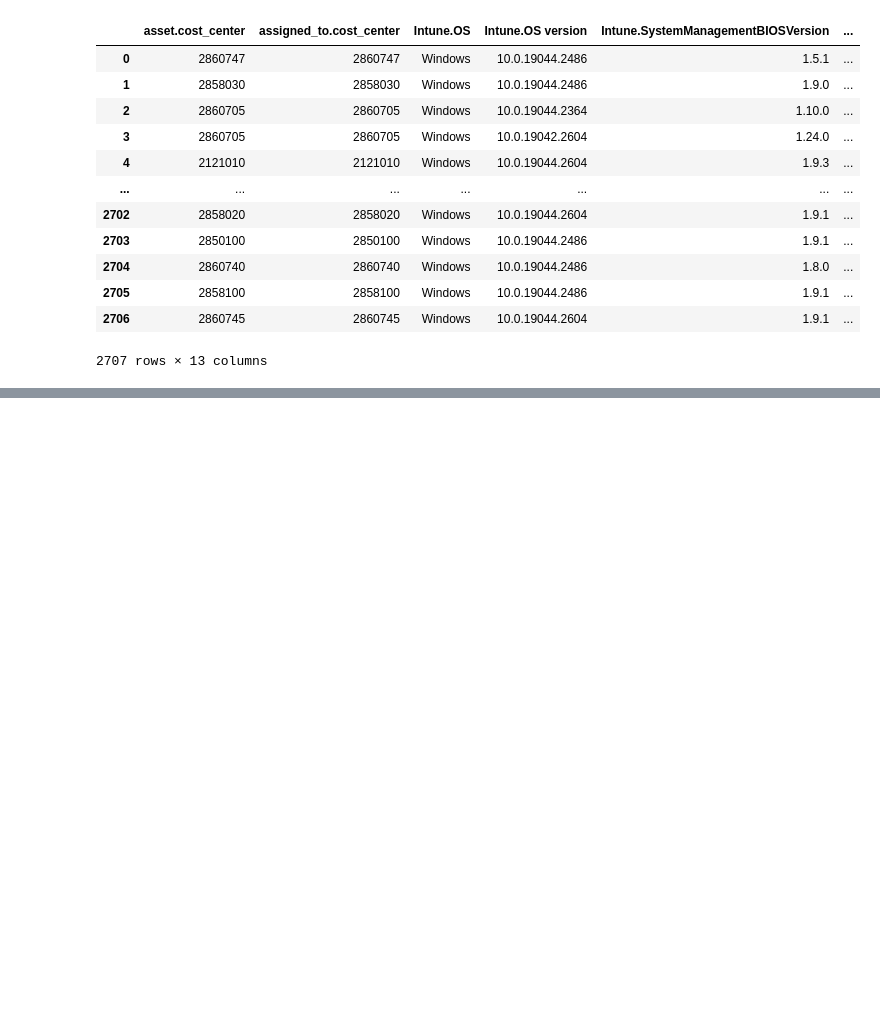
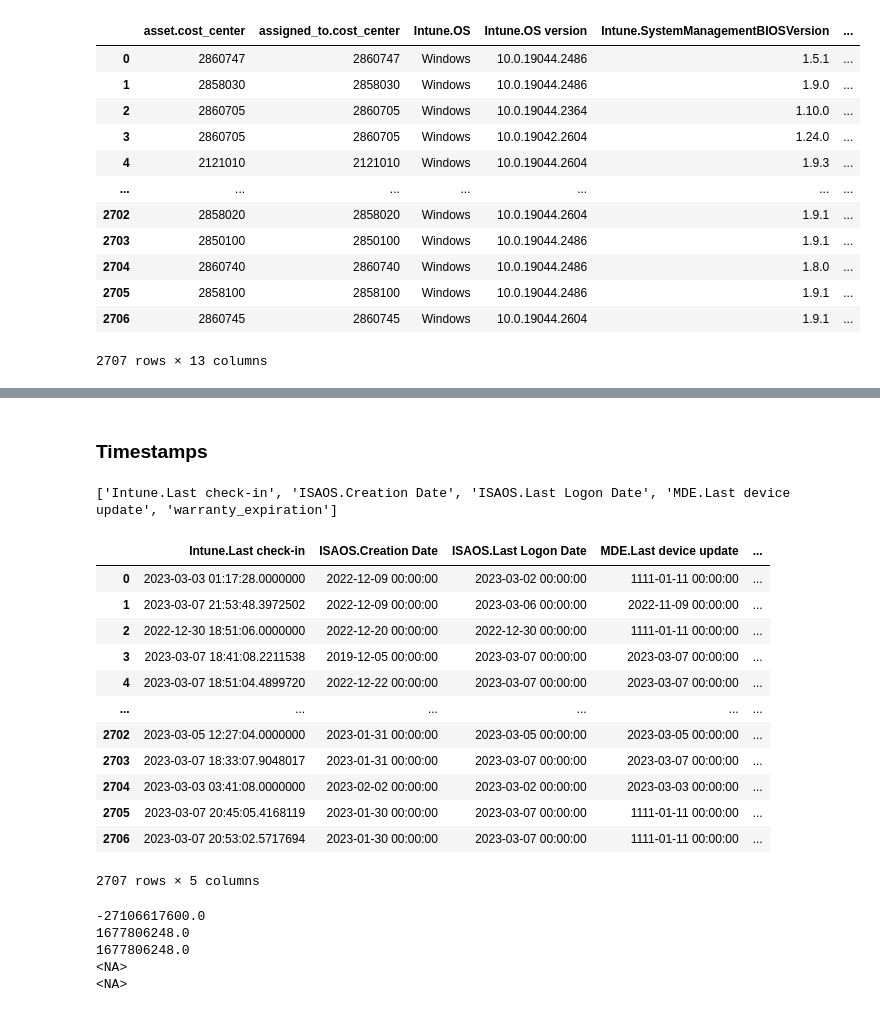
Before and after one commit to JasonSecrestBMX/asset_analysis, a Jupyter notebook: 01-cleanup.ipynb, the cells around one changed output, grey strips where cells are left out. Saved outputs shown, nothing was run; the diff lists cells and outputs as text; code cells hidden in the pictures; blank space fills up the shorter version.

```diff
--- a/01-cleanup.ipynb
+++ b/01-cleanup.ipynb
@@ -99,8 +99,6 @@ assets_df["ISAOS.Description"].loc[assets_df.loc[:,"ISAOS.Description"].notna()]
 1504                     Chad Nicol Laptop Precision 5560
 1649                                   Joshua Brandenburg
 Name: ISAOS.Description, dtype: object
-# %%
-assets_df.drop("ISAOS.Description", axis="columns", inplace=True)
 # %%
 assets_df[assets_df['Intune.Free storage'].eq("None Listed")].count()
 # %% [output]
@@ -175,0 +177,2 @@ ISAOS.Operating System
+# %%
+data_def_df = pd.read_csv('data/data_dict.csv')
@@ -175,0 +195,54 @@ ISAOS.Operating System
+# %% [markdown]
+### Timestamps
+# %%
+timestamp_features_df = data_def_df.loc[data_def_df['Data Type'].eq('timestamp')]
+timestamp_fields = timestamp_features_df.Feature.to_list()
+print(timestamp_fields)
+# %% [output]
+['Intune.Last check-in', 'ISAOS.Creation Date', 'ISAOS.Last Logon Date', 'MDE.Last device update', 'warranty_expiration']
+# %%
+assets_df.loc[:,timestamp_fields]
+# %% [output]
+|  | Intune.Last check-in | ISAOS.Creation Date | ISAOS.Last Logon Date | MDE.Last device update | ... |
+| 0 | 2023-03-03 01:17:28.0000000 | 2022-12-09 00:00:00 | 2023-03-02 00:00:00 | 1111-01-11 00:00:00 | ... |
+| 1 | 2023-03-07 21:53:48.3972502 | 2022-12-09 00:00:00 | 2023-03-06 00:00:00 | 2022-11-09 00:00:00 | ... |
+| 2 | 2022-12-30 18:51:06.0000000 | 2022-12-20 00:00:00 | 2022-12-30 00:00:00 | 1111-01-11 00:00:00 | ... |
+| 3 | 2023-03-07 18:41:08.2211538 | 2019-12-05 00:00:00 | 2023-03-07 00:00:00 | 2023-03-07 00:00:00 | ... |
+| 4 | 2023-03-07 18:51:04.4899720 | 2022-12-22 00:00:00 | 2023-03-07 00:00:00 | 2023-03-07 00:00:00 | ... |
+| ... | ... | ... | ... | ... | ... |
+| 2702 | 2023-03-05 12:27:04.0000000 | 2023-01-31 00:00:00 | 2023-03-05 00:00:00 | 2023-03-05 00:00:00 | ... |
+| 2703 | 2023-03-07 18:33:07.9048017 | 2023-01-31 00:00:00 | 2023-03-07 00:00:00 | 2023-03-07 00:00:00 | ... |
+| 2704 | 2023-03-03 03:41:08.0000000 | 2023-02-02 00:00:00 | 2023-03-02 00:00:00 | 2023-03-03 00:00:00 | ... |
+| 2705 | 2023-03-07 20:45:05.4168119 | 2023-01-30 00:00:00 | 2023-03-07 00:00:00 | 1111-01-11 00:00:00 | ... |
+| 2706 | 2023-03-07 20:53:02.5717694 | 2023-01-30 00:00:00 | 2023-03-07 00:00:00 | 1111-01-11 00:00:00 | ... |
+2707 rows × 5 columns
+# %%
+import datetime
+def datetime_to_timestamp(time_str:str, format="%Y-%m-%d %H:%M:%S"):
+    if not isinstance(time_str, str) or time_str == "None Listed":
+        return pd.NA
+    try:
+        dt = datetime.datetime.strptime(time_str, format)
+        timestamp = dt.timestamp()
+    except Exception as e:
+        #when a value like '2023-03-03 01:17:28.0000000' is processed using my default format an error is raised
+        #"unconverted data remains: .0000000"
+        #resolved by splitting the remains off before running the function
+        if str(e).__contains__('unconverted data remains:'):
+            timestamp = datetime_to_timestamp(time_str.split('.')[0], format)
+        else:
+            e.add_note(f' Attemtped time_str value: {time_str} type {type(time_str)}')
+            raise e
+    return timestamp
+
+print(datetime_to_timestamp("1111-01-11 00:00:00"))
+print(datetime_to_timestamp("2023-03-03 01:17:28.0000000"))
+print(datetime_to_timestamp("2023-03-03 01:17:28"))
+print(datetime_to_timestamp("None Listed"))
+print(datetime_to_timestamp(np.nan))
+# %% [output]
+-27106617600.0
+1677806248.0
+1677806248.0
+<NA>
+<NA>
```
Also changed, not shown: parts of 18 cells of this notebook.
